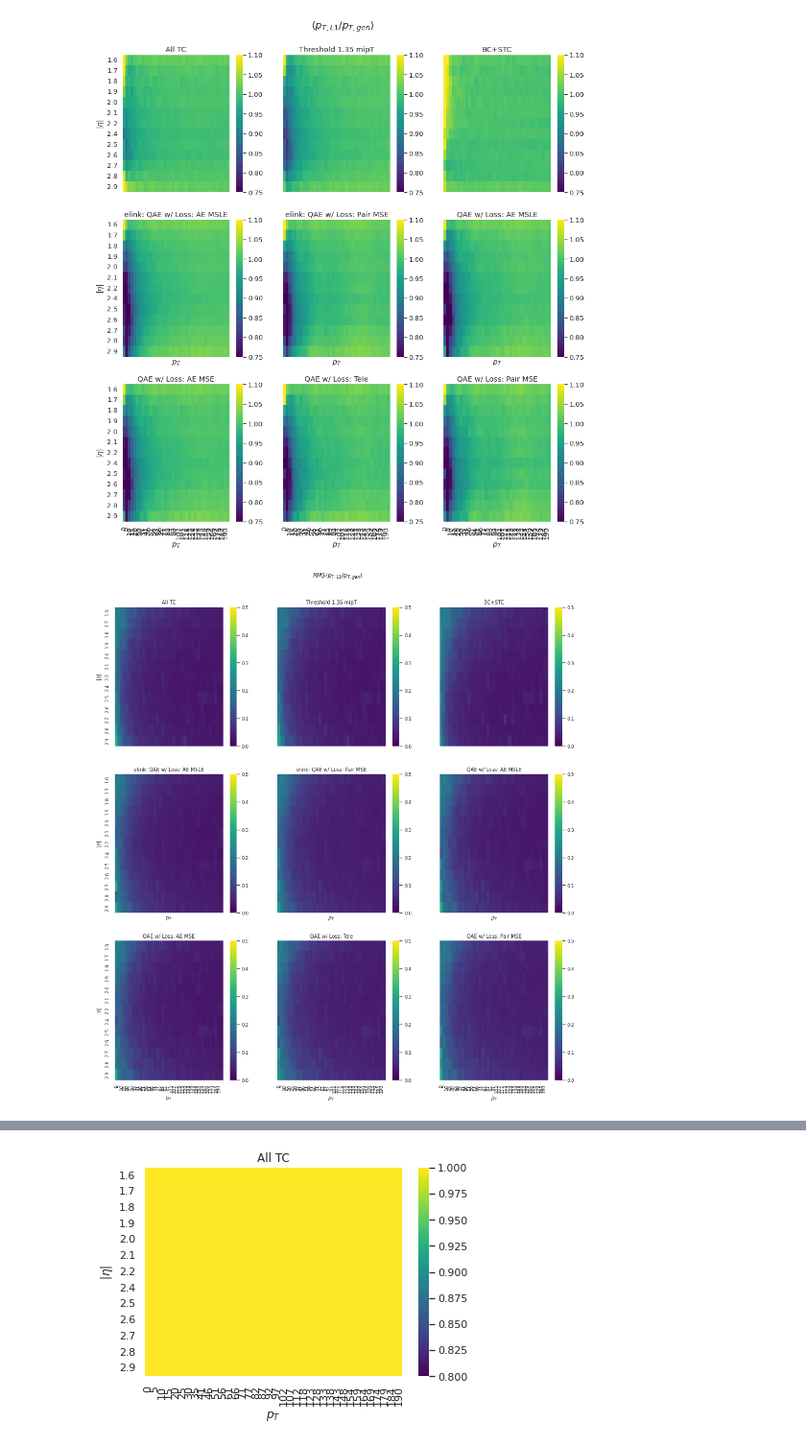
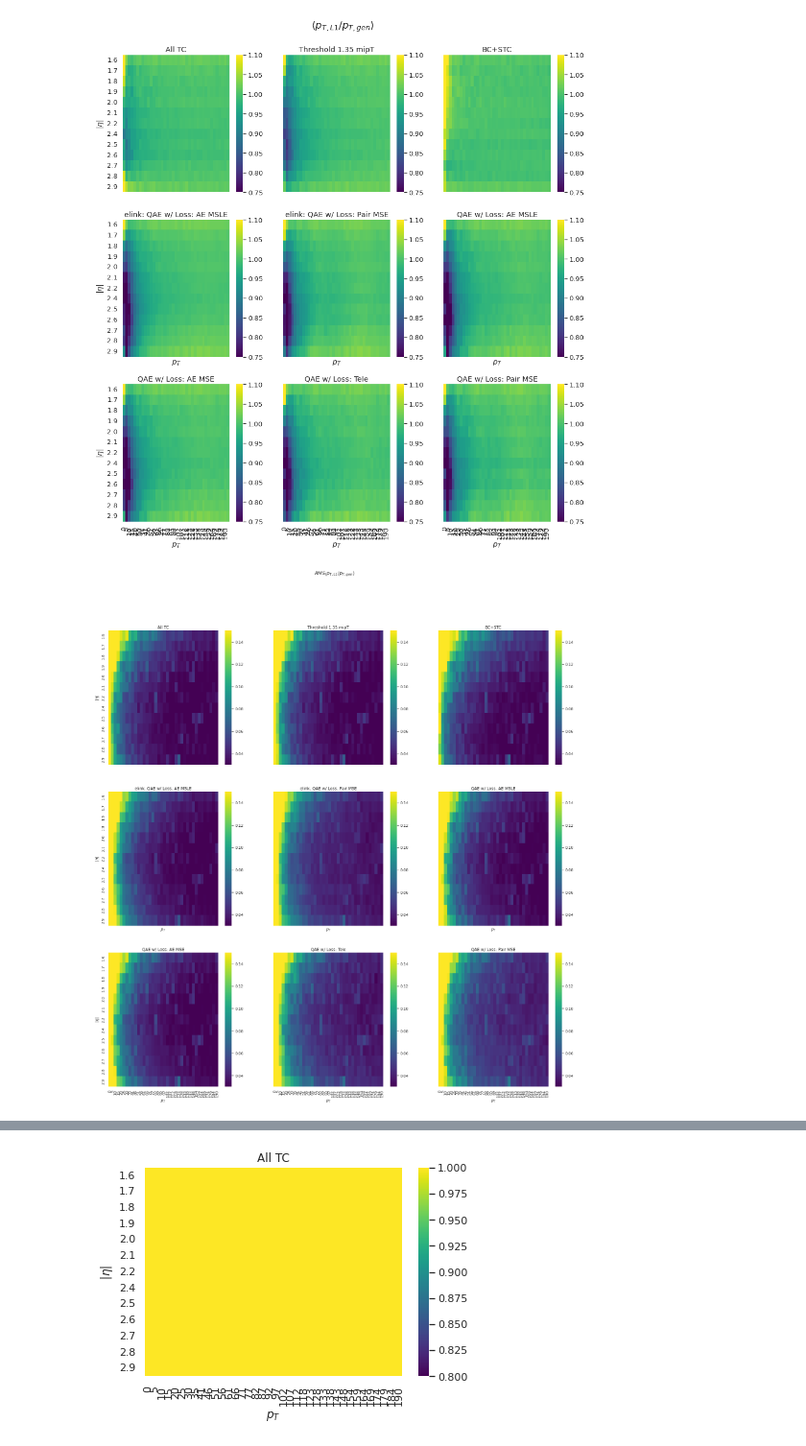
Before and after one commit to rohanshenoy/ECONAutoencoderStudy, a Jupyter notebook: notebooks/electron_photon_calibration_autoencoder.ipynb, the cells around one changed output, grey strips where cells are left out. Shown at 96% size. Saved outputs shown, nothing was run; the diff lists cells and outputs as text; code cells hidden in the pictures.

Commit message:
2D eta pt heatmaps, ratios

```diff
--- a/notebooks/electron_photon_calibration_autoencoder.ipynb
+++ b/notebooks/electron_photon_calibration_autoencoder.ipynb
@@ -420,6 +420,7 @@ ptrmss = {}
 pteffrmss = {}
 both_means={}
 both_eff_rms={}
+both_full_rms={}
 plot_var = ['genpart_pt', 'genpart_abseta',
             'genpart_bineta', 'genpart_binpt',
            'cl3d_pt', 'cl3d_abseta', 'cl3d_pt_calib',
@@ -437,6 +438,7 @@ for name,df in algo_cut.items():
     pteffrmss[name] = select[plot_var].groupby('genpart_binpt').apply(effrms)
     both_means[name]=select[plot_var].groupby(['genpart_binpt','genpart_bineta']).mean()
     both_eff_rms[name]=select[plot_var].groupby(['genpart_binpt','genpart_bineta']).apply(effrms)
+    both_full_rms[name]=select[plot_var].groupby(['genpart_binpt','genpart_bineta']).std()
     #print(etarmss[name])
 # %%
 plotted_algo = ['Threshold0',
@@ -614,43 +616,36 @@ plt.show()
 # %% [output]
 [figure]
 # %%
-#RMS heatmaps
-sns.set(font_scale=0.8)
+#RMS/Mean heatmaps
 
-fig, axes = plt.subplots(3, 3, figsize=(16, 16), facecolor='white', sharex=True, sharey=True)
-fig.suptitle(r'$RMS\langle p_{T,L1}/p_{T,gen}\rangle$')
+sns.set(font_scale=1.0)
+fig, axes = plt.subplots(3, 3, figsize=(25, 25), facecolor='white', sharex=True, sharey=True)
+fig.suptitle(r'$RMS_\langle p_{T,L1}/p_{T,gen}\rangle}$')
 
-# calculate pt ratio and 68% CI
-eta_bins = [f'{neta:0.1f}' for neta in np.linspace(etamin, etamax, 13)]
-pt_bins = np.linspace(0., 190, 38).astype(int)
-
-for ix, (algo, df_algo) in enumerate(algo_cut.items()):
-
+for ix, (name, df_algo) in enumerate(algo_cut.items()):
 
     ax = axes[ix//3][ix%3]
-    df = df_algo.query('(cl3d_pt_corr_eta > 5) and (genpart_pt > 5)')
-    df = df.groupby(['genpart_binpt', 'genpart_bineta']).std()
-    df = df.reset_index().pivot(columns='genpart_binpt', index='genpart_bineta', values='corr_eta_over_gen_pt')
+    df = both_full_rms[name]['corr_eta_over_gen_pt']/(both_means[name]['corr_eta_over_gen_pt'])
+    df = df.reset_index().pivot(columns='genpart_binpt', index='genpart_bineta')
     sns.heatmap(df, ax=ax, cmap='viridis',
                 xticklabels=pt_bins,
                 yticklabels=eta_bins,
-                vmin=0.,
-                vmax=0.5,
+                vmin=0.03,
+                vmax=0.15,
                 #cbar=bool(ix%2)
                )
-    ax.set_title(legends[algo])
+    ax.set_title(legends[name])
     ax.set_xlabel('')
     ax.set_ylabel('')
     plt.yticks(rotation=0)
 
     if ix%3 == 0:
         ax.set_ylabel('$|\eta|$')
 
     if ix//3 > 0:
         ax.set_xlabel(r'$p_{T}$')
 
-plt.savefig('/home/cms.rshenoy/Plots/pt_rms_pt_eta.pdf')
-fig.subplots_adjust(top=0.92)
+plt.savefig('/home/cms.rshenoy/Plots/new_ratio_pt_rms_pt_eta.pdf')
 plt.show()
 # %% [output]
-[figure, old version]
+[figure, new version]
```
Also changed, not shown: parts of 5 cells of this notebook.
